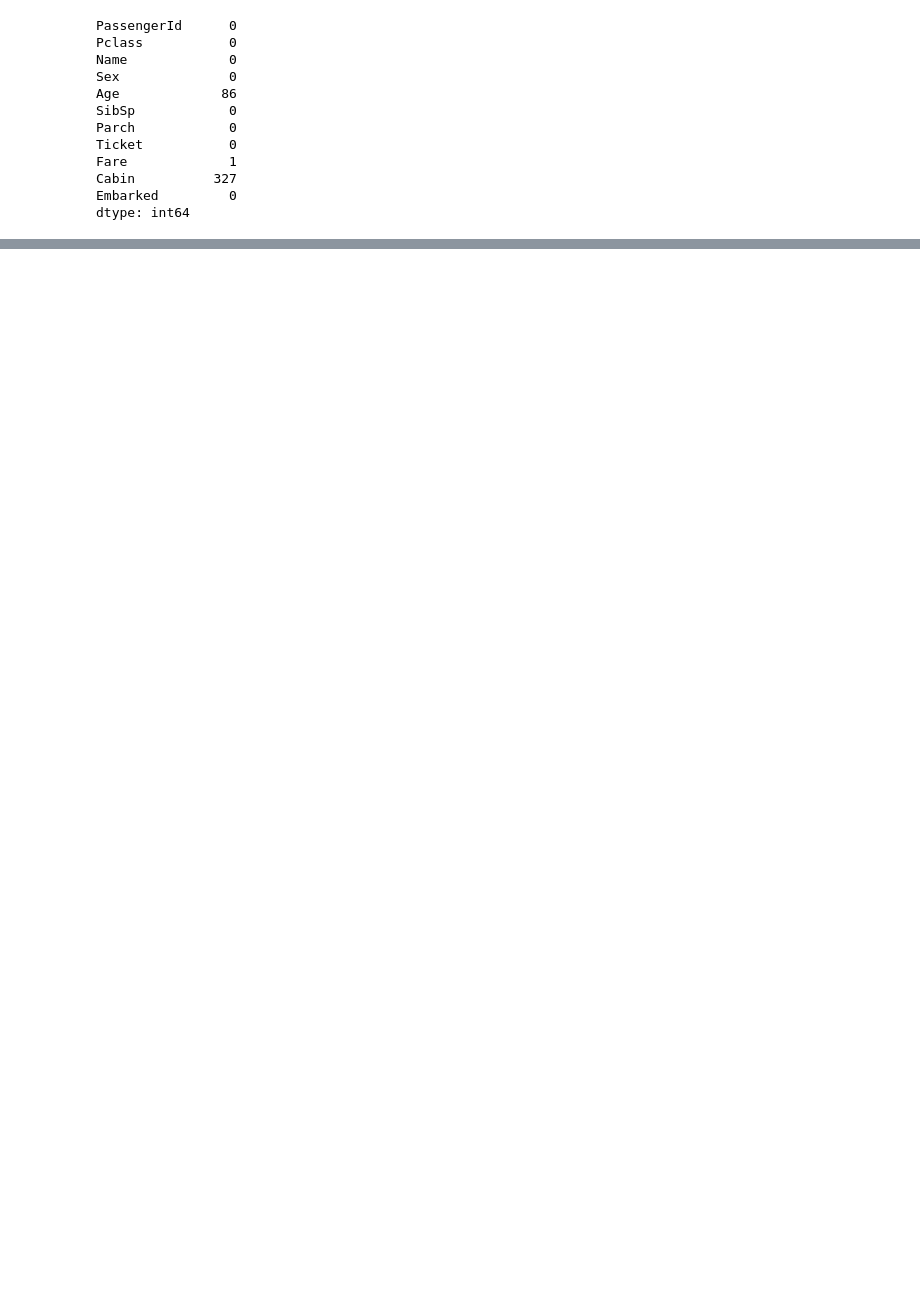
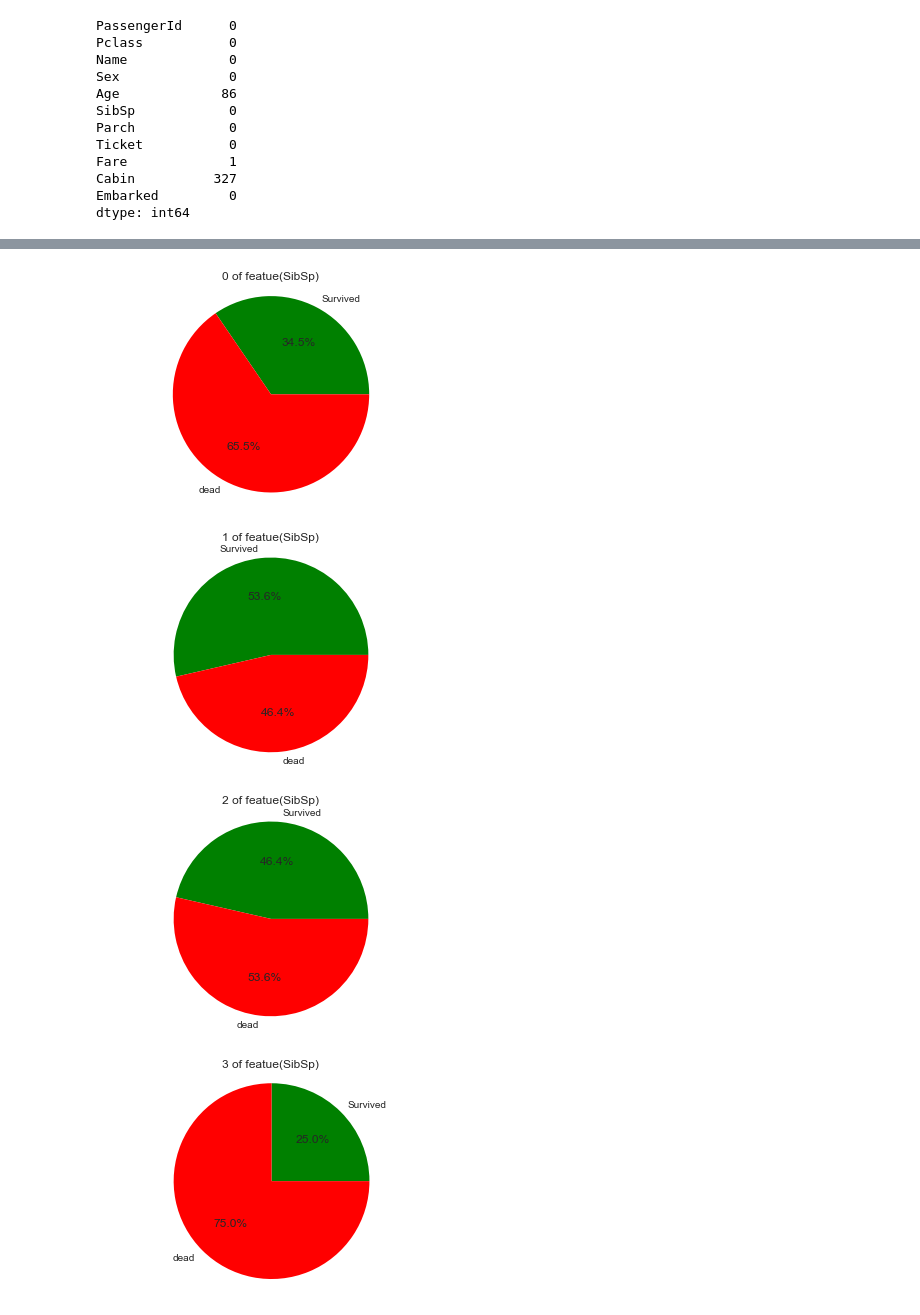
Before and after one commit to AllenBJLee/kaggle, a Jupyter notebook: titanic/Titanic.ipynb, the cells around one changed output, grey strips where cells are left out. Drawn from its saved outputs; the diff is of its cells as text; code cells hidden in the pictures; blank space fills up the shorter version.

```diff
--- a/titanic/Titanic.ipynb
+++ b/titanic/Titanic.ipynb
@@ -129,0 +164,12 @@ bar_chart('SibSp')
+# %%
+# SibSp 값을 그룹으로 묶어 각각의 값 별로 생존율을 확인해보면
+for SibSp, group in train.groupby( 'SibSp' ) :
+    pie_chart( group, 'SibSp' )
+
+# 1과 2에서 가장 높은 생존율을 보이며 그 외의 값에선 생존율이 조금씩 떨어지는 것을 볼 수 있다.
+# 피처로 사용할 수 있는 값이라고 판단된다.
+# %% [output]
+[figure, added]
+[figure, added]
+[figure, added]
+[figure, added]
```
Also changed, not shown: parts of 71 cells of this notebook.
